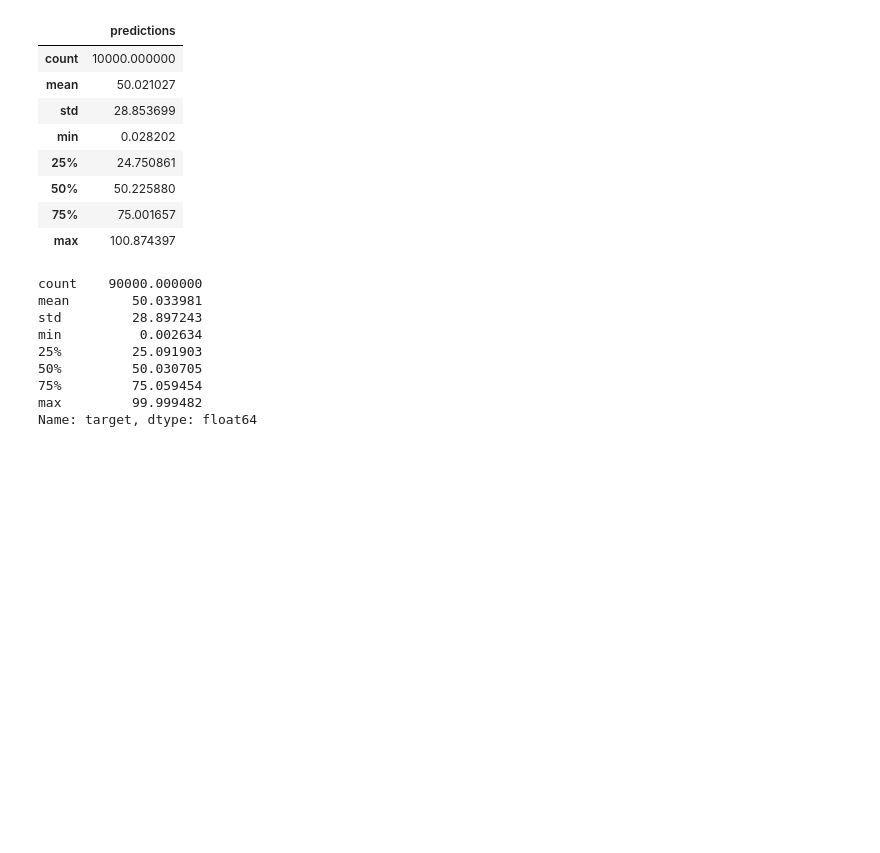
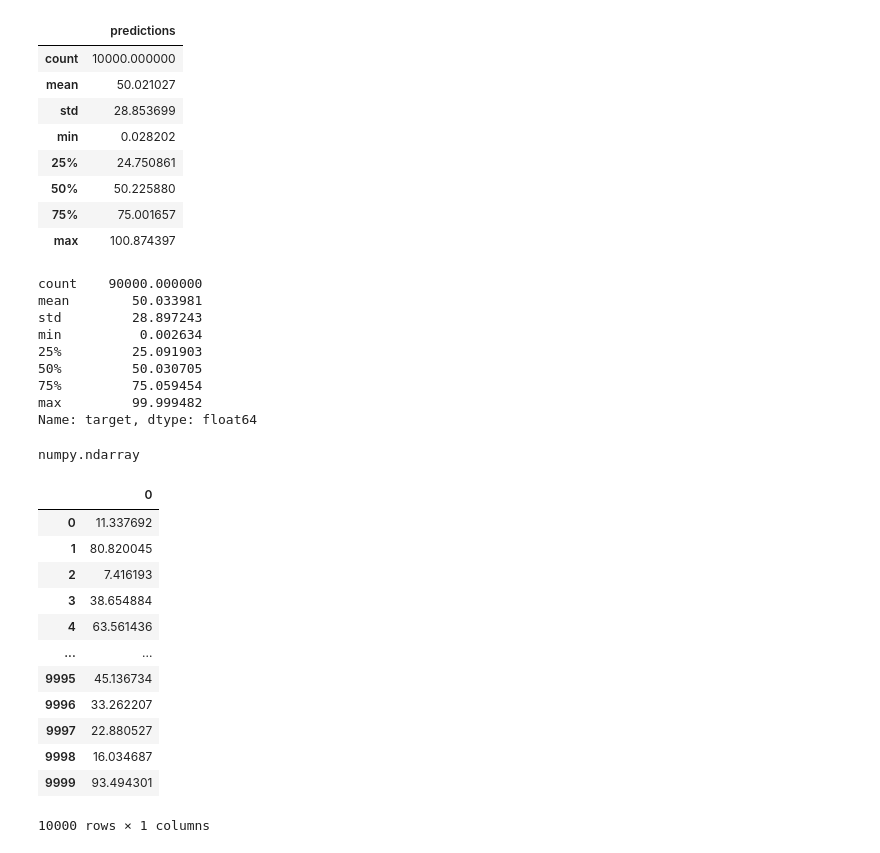
Before and after one commit to pawel-jasnowski/Quantum_regression, a Jupyter notebook: regression_pynb.ipynb, the cells around one changed output. Saved outputs shown, nothing was run; the diff lists cells and outputs as text; code cells hidden in the pictures; blank space fills up the shorter version.

```diff
--- a/regression_pynb.ipynb
+++ b/regression_pynb.ipynb
@@ -318,3 +318,24 @@ min          0.002634
 75%         75.059454
 max         99.999482
 Name: target, dtype: float64
+# %%
+type(test_predictions )
+# %% [output]
+numpy.ndarray
+# %%
+test_target = pd.DataFrame(test_predictions)
+test_target
+# %% [output]
+|  | 0 |
+| 0 | 11.337692 |
+| 1 | 80.820045 |
+| 2 | 7.416193 |
+| 3 | 38.654884 |
+| 4 | 63.561436 |
+| ... | ... |
+| 9995 | 45.136734 |
+| 9996 | 33.262207 |
+| 9997 | 22.880527 |
+| 9998 | 16.034687 |
+| 9999 | 93.494301 |
+10000 rows × 1 columns
```
Also changed, not shown: parts of 1 cell of this notebook, 2 other files.
